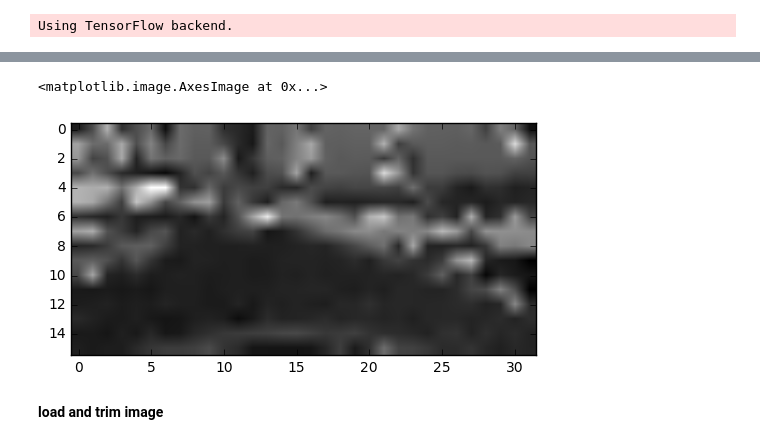
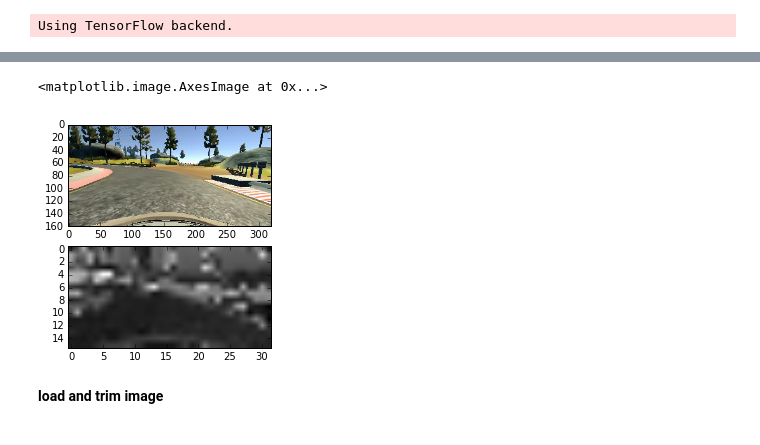
Before and after one commit to xslittlegrass/CarND-Behavioral-Cloning, a Jupyter notebook: project-3.ipynb, the cells around one changed output, grey strips where cells are left out. Saved outputs shown, nothing was run; the diff lists cells and outputs as text; code cells hidden in the pictures.

```diff
--- a/project-3.ipynb
+++ b/project-3.ipynb
@@ -18 +15,14 @@ data_folder = '/work/mwu3/drive_data/'
+# %%
+#data folder
+
+log_path = '/Users/xslittlegrass/Downloads/driving_data/driving_log.csv'
+data_folder = '/Users/xslittlegrass/Downloads/driving_data/'
+
+#resized image dimension in training
+img_rows = 16
+img_cols = 32
+
+#batch size and epoch
+batch_size=128
+nb_epoch=10
 # %%
@@ -48,7 +37,14 @@ print(img_resized.shape)
-# %%
-hls = cv2.cvtColor(cv2.resize(img,(32,16)), cv2.COLOR_RGB2HSV)
-plt.imshow(hls[:,:,1],cmap='gray')
-# %% [output]
-<matplotlib.image.AxesImage at 0x...>
-[figure, removed]
+# %%
+# image preprocessing, take only the S channel of HSV color space
+
+img = plt.imread(data_folder + (logs[10][0]).strip())
+img_processed = (cv2.cvtColor(cv2.resize(img,(32,16)), cv2.COLOR_RGB2HSV))[:,:,1]
+
+plt.subplot(2,1,1)
+plt.imshow(img)
+plt.subplot(2,1,2)
+plt.imshow(img_processed,cmap='gray')
+# %% [output]
+<matplotlib.image.AxesImage at 0x...>
+[figure, added]
 # %%
```
Also changed, not shown: parts of 15 cells of this notebook, 1 other file.
